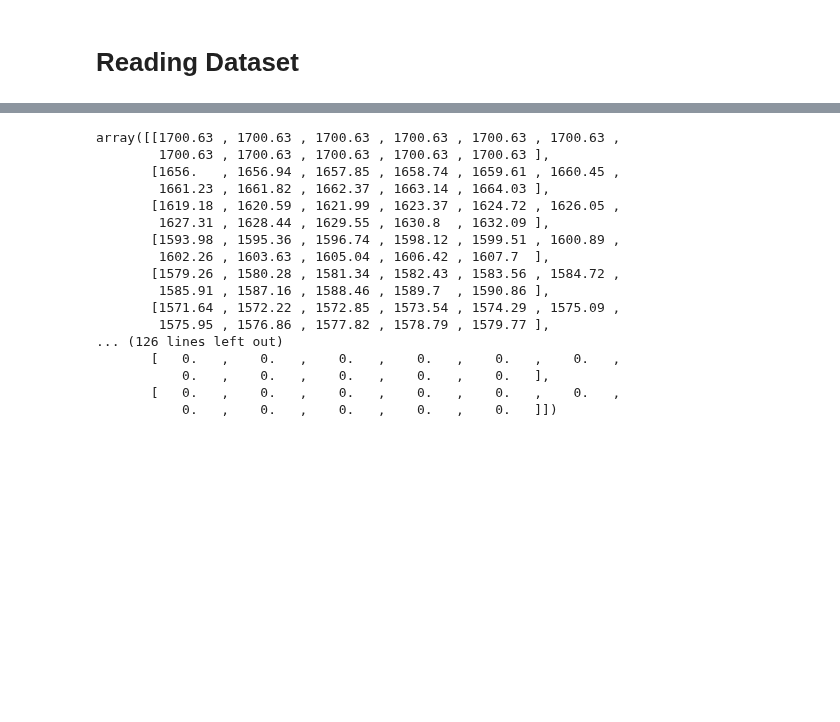
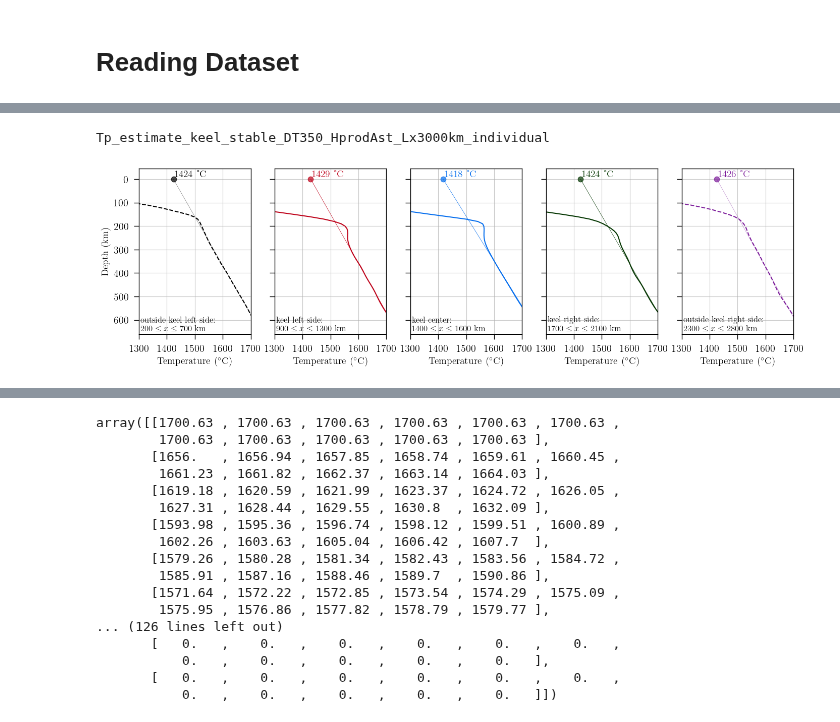
Before and after one commit to jopmas/scripts, a Jupyter notebook: check_Tps.ipynb, the cells around one changed output, grey strips where cells are left out. Cells and saved outputs as stored; diff of their text form; code cells hidden in the pictures; blank space fills up the shorter version.

```diff
--- a/check_Tps.ipynb
+++ b/check_Tps.ipynb
@@ -102,18 +106,3 @@ Attributes: (12/94)
     viscosity_units:                   Pa s
     strain_rate_units:                 s^(-1)
     pressure_units:                    Pa>
-# %%
-#selec regions
-data = np.asarray(dataset.temperature[-1]).T
-
-xleft = (xx>=200) & (xx <= 300)
-xright = (xx>=1300) & (xx <= 1400)
-xcenter = (xx>=700) & (xx <= 900) #craton
-Datal = data[xleft].reshape(Nz, len(xleft[0][xleft[0]==True]))
-Datar = data[xright].reshape(Nz, len(xright[0][xright[0]==True]))
-Datac = data[xcenter].reshape(Nz, len(xcenter[0][xcenter[0]==True]))
-
-# #calc horizontal mean
-# Datal_mean = np.mean(Datal, axis=1)
-# Datar_mean = np.mean(Datar, axis=1)
-# Datac_mean = np.mean(Datac, axis=1)
@@ -119,0 +182,64 @@ Datac = data[xcenter].reshape(Nz, len(xcenter[0][xcenter[0]==True]))
+# %%
+plt.close()
+fig, axs = plt.subplots(1, 5, figsize=(14,4), sharex=True, sharey=True, constrained_layout=True)
+
+axs[0].plot(out_mean_l, z-40, linestyle='--', color = 'xkcd:black', label = r'out left side: $200 \leq x \leq 700$ km')
+axs[1].plot(keel_mean_l, z-40, linestyle='-', color = 'xkcd:scarlet', label = r'keel left side: $900 \leq x \leq 1300$ km')
+axs[2].plot(keel_mean_c, z-40, linestyle='-', color='xkcd:cerulean blue', label = r'keel center: $1400 \leq x \leq 1600$ km')
+axs[3].plot(keel_mean_r, z-40, linestyle='-', color = 'xkcd:dark green', label = r'keel right side: $1700 \leq x \leq 2100$ km')
+axs[4].plot(out_mean_r, z-40, linestyle='--', color = 'xkcd:purple', label = r'out right side: $2300 \leq x \leq 2800$ km')
+
+z_aux = z - 40
+
+axs[0].plot(fit_out_l[z_aux>=0], z_aux[z_aux>=0], linestyle='-', linewidth=0.5, color = 'xkcd:black', alpha=0.5)
+axs[1].plot(fit_keel_l[z_aux>=0], z_aux[z_aux>=0], linestyle='-', linewidth=0.5, color = 'xkcd:scarlet')
+axs[2].plot(fit_keel_c[z_aux>=0], z_aux[z_aux>=0], linestyle='-', linewidth=0.5, color='xkcd:cerulean blue')
+axs[3].plot(fit_keel_r[z_aux>=0], z_aux[z_aux>=0], linestyle='-', linewidth=0.5, color = 'xkcd:dark green')
+axs[4].plot(fit_out_r[z_aux>=0], z_aux[z_aux>=0], linestyle='-', linewidth=0.5, color='xkcd:purple', alpha=0.5)
+
+axs[0].plot(Tp_out_l, 0, marker='.', markersize=15, color = 'xkcd:black', alpha=0.7)
+axs[1].plot(Tp_keel_l, 0, marker='.', markersize=15, color = 'xkcd:scarlet', alpha=0.7)
+axs[2].plot(Tp_keel_c, 0, marker='.', markersize=15, color='xkcd:cerulean blue', alpha=0.7)
+axs[3].plot(Tp_keel_r, 0, marker='.', markersize=15, color = 'xkcd:dark green', alpha=0.7)
+axs[4].plot(Tp_out_r, 0, marker='.', markersize=15, color = 'xkcd:purple', alpha=0.7)
+
+fsize = 14
+yshift = 10
+xshift = 5
+rotation = 0
+
+axs[0].text(Tp_out_l+xshift, 0-yshift, f'{Tp_out_l} °C', fontsize=fsize, color='xkcd:black', rotation=rotation)
+axs[1].text(Tp_keel_l+xshift, 0-yshift, f'{Tp_keel_l} °C', fontsize=fsize, color='xkcd:scarlet', rotation=rotation)
+axs[2].text(Tp_keel_c+xshift, 0-yshift, f'{Tp_keel_c} °C', fontsize=fsize, color='xkcd:cerulean blue', rotation=rotation)
+axs[3].text(Tp_keel_r+xshift, 0-yshift, f'{Tp_keel_r} °C', fontsize=fsize, color='xkcd:dark green', rotation=rotation)
+axs[4].text(Tp_out_r+xshift, 0-yshift, f'{Tp_out_r} °C', fontsize=fsize, color='xkcd:purple', rotation=rotation)
+
+fsize = 14
+xmin, xmax = 1300, 1700
+
+locations = [f'outside keel left side:\n $200 \leq x \leq 700$ km',
+             f'keel left side:\n $900 \leq x \leq 1300$ km',
+             f'keel center:\n $1400 \leq x \leq 1600$ km',
+             f'keel right side:\n $1700 \leq x \leq 2100$ km',
+             f'outside keel right side:\n $2300 \leq x \leq 2800$ km'
+            ]
+
+for ax, location in zip(axs, locations):
+    ax.set_xlabel(r'Temperature ($^{\circ}$C)', fontsize=fsize)
+    ax.grid('-k', alpha=0.7)
+    ax.set_xlim(xmin, xmax)
+    ax.set_xticks(np.arange(xmin, xmax+100, 100))
+    ax.text(0.015, 0.02, location, fontsize=12, transform=ax.transAxes)
+
+axs[0].set_ylabel('Depth (km)', fontsize=fsize)
+axs[0].set_ylim(660, -45)
+
+figname = f'Tp_estimate_{model_name}_individual'
+print(figname)
+fig.savefig(f'out/plots/{figname}.png', dpi=400)
+fig.savefig(f'out/plots/{figname}.pdf', dpi=400)
+fig.savefig(f'{output_path}/{figname}.png', dpi=400)
+fig.savefig(f'{output_path}/{figname}.pdf', dpi=400)
+# %% [output]
+Tp_estimate_keel_stable_DT350_HprodAst_Lx3000km_individual
+[figure, added]
```
Also changed, not shown: parts of 8 cells of this notebook, 16 other files.
